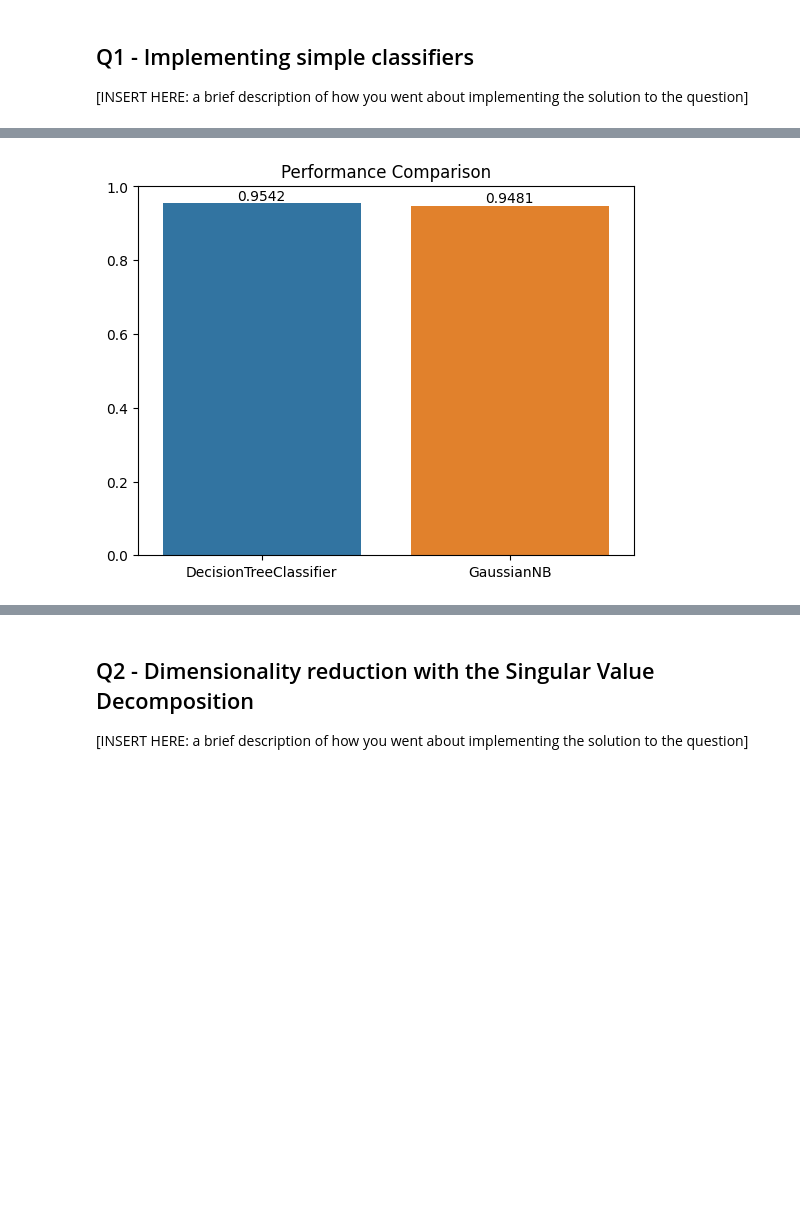
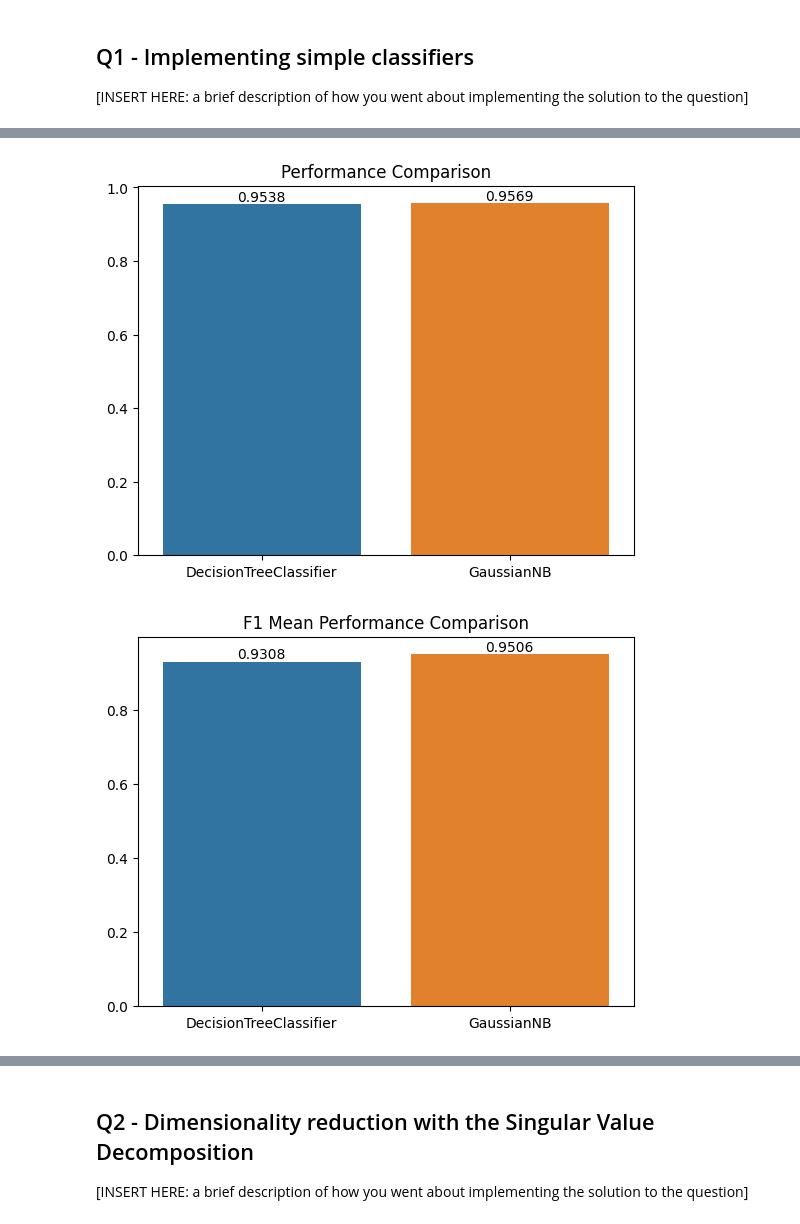
Before and after one commit to Willnguyen02/CS235F25_Course_Project, a Jupyter notebook: [CS235F25]_Course_Project.ipynb, the cells around one changed output, grey strips where cells are left out. Drawn from its saved outputs; the diff is of its cells as text; code cells hidden in the pictures; blank space fills up the shorter version.

```diff
--- a/[CS235F25]_Course_Project.ipynb
+++ b/[CS235F25]_Course_Project.ipynb
@@ -119,11 +119,11 @@ for i,j in itertools.zip_longest(list(X.columns), range(len(list(X.columns)))):
 you went about implementing the solution to the question]
 # %%
 # Data Splitting
-from sklearn.model_selection import train_test_split
-X_train, X_test, y_train, y_test = train_test_split(X, y, test_size=0.2, random_state=42)
+from sklearn.model_selection import train_test_split, cross_val_score
+X_train, X_test, y_train, y_test = train_test_split(X, y, test_size=0.2, random_state=42, stratify=y)
 
 from sklearn.model_selection import StratifiedKFold
-skf = StratifiedKFold(n_splits=5, shuffle=True, random_state=42) # split 5 times and shuffle
+skf = StratifiedKFold(n_splits=10, shuffle=True, random_state=42) # split 10 times and shuffle
 # %%
 # Decision Tree Classifier
 
@@ -173,6 +185,16 @@ gnb_grid.fit(X_train, y_train)
 
 gnb_pred = gnb_grid.predict(X_test)
 
+gnb_f1_scores = cross_val_score(
+    estimator=gnb_grid.best_estimator_, # used the best model
+    X=X,
+    y=y,
+    cv=skf,
+    scoring="f1"
+)
+
 print(classification_report(y_test, gnb_pred))
 print(f"Best Parameters: {gnb_grid.best_params_}")
+print(f"Mean F1 Score: {gnb_f1_scores.mean():.2f}") # high f1 scores indicates model is good a predicting both classes few missclassifications (FN and FP)
+print(f"STD F1 Score: {gnb_f1_scores.std():.2f}") # represents variance in each fold
 # %% [output]
@@ -215,17 +244,49 @@ plt.show()
 # %%
 # Performance Comparison
 
+# Best score performance comparison
 performance_df = ({
     "Model": ["DecisionTreeClassifier", "GaussianNB"],
     "Performance": [dtc_grid.best_score_, gnb_grid.best_score_]
 })
 
 ax = sns.barplot(data=performance_df, x="Model", y="Performance")
 
 for container in ax.containers:
     ax.bar_label(container, fmt="%.4f", label_type="edge")
 
 plt.title("Performance Comparison")
 plt.show()
+
+
+# Mean F1 score comparison
+f1_mean_comparision_df = ({
+    "Model": ["DecisionTreeClassifier", "GaussianNB"],
+    "Performance": [dtc_f1_scores.mean(), gnb_f1_scores.mean()]
+})
+
+ax = sns.barplot(data=f1_mean_comparision_df, x="Model", y="Performance")
+
+for container in ax.containers:
+    ax.bar_label(container, fmt="%.4f", label_type="edge")
+
+plt.title("F1 Mean Performance Comparison")
+plt.show()
+
+
+# STD F1 score comparison
+f1_std_comparision_df = ({
+    "Model": ["DecisionTreeClassifier", "GaussianNB"],
+    "Performance": [dtc_f1_scores.std(), gnb_f1_scores.std()]
+})
+
+ax = sns.barplot(data=f1_std_comparision_df, x="Model", y="Performance")
+
+for container in ax.containers:
+    ax.bar_label(container, fmt="%.4f", label_type="edge")
+
+plt.title("F1 STD Performance Comparison")
+plt.show()
 # %% [output]
-[figure, old version]
+[figure, new version]
+[figure, added]
```
Also changed, not shown: parts of 7 cells of this notebook.
